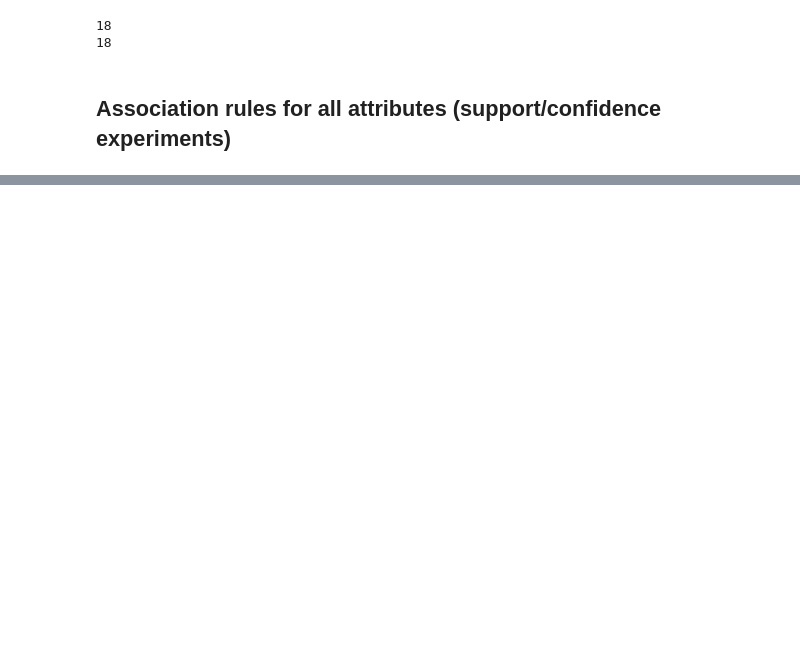
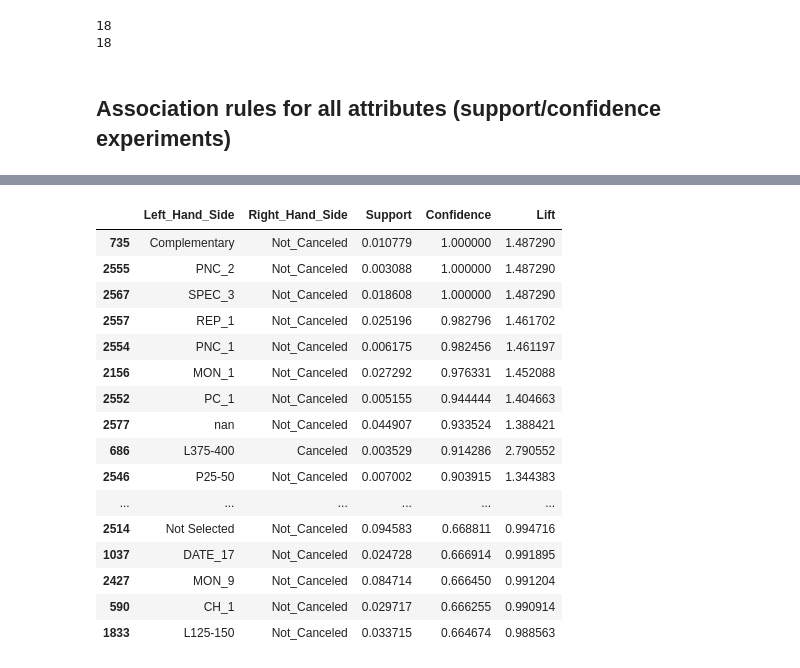
Before and after one commit to Ca3zsar/DM-Tasks, a Jupyter notebook: DM_Task2.ipynb, the cells around one changed output, grey strips where cells are left out. Saved outputs shown, nothing was run; the diff lists cells and outputs as text; code cells hidden in the pictures; blank space fills up the shorter version.

```diff
--- a/DM_Task2.ipynb
+++ b/DM_Task2.ipynb
@@ -72,23 +169,9 @@ for i in range(len(col_abvr)):
 # %%
-from apyori import apriori
-
-print(hotel.shape[0])
-print(hotel.shape[1])
-
-# Intializing the list
-transacts = []
-rows = hotel.shape[0]
-columns = hotel.shape[1]
-for i in range(rows):
-    transacts.append([str(hotel.values[i,j]) for j in range(0, columns)])
-
-print("TRANSCATIONS : ", len(transacts) * len(transacts[0]))
-
-rule = apriori(transactions = transacts, min_support = 0.003, min_confidence = 0.1, min_lift = 2, min_length = 2, max_length = 2)
+rule = apriori(transactions = transacts, min_support = 0.003, min_confidence = 0.1, min_length = 2, max_length = 3)
 output = list(rule) # returns a non-tabular output
 
 def inspect(output):
-    lhs         = [tuple(result[2][0][0])[0] for result in output]
+    lhs         = [", ".join(tuple(result[2][0][0])) for result in output]
     rhs         = [tuple(result[2][0][1])[0] for result in output]
     support    = [result[1] for result in output]
     confidence = [result[2][0][2] for result in output]
@@ -130,0 +197,5 @@ output_DataFrame.nlargest(n = 10, columns = 'Support')
+# %%
+output_DataFrame = pd.DataFrame(inspect(output), columns = ['Left_Hand_Side', 'Right_Hand_Side', 'Support', 'Confidence', 'Lift'])
+output_DataFrame
+
+# output_DataFrame.nlargest(n = 50, columns = 'Confidence')
@@ -130,0 +216,22 @@ output_DataFrame.nlargest(n = 10, columns = 'Support')
+# %%
+#select the rules with canceled and not_canceled as right hand side
+output_DataFrame_2 = output_DataFrame[output_DataFrame['Right_Hand_Side'].str.contains("Canceled") | output_DataFrame['Right_Hand_Side'].str.contains("Not_Canceled")]
+output_DataFrame_2.nlargest(n = 50, columns = 'Confidence')
+# %% [output]
+|  | Left_Hand_Side | Right_Hand_Side | Support | Confidence | Lift |
+| 735 | Complementary | Not_Canceled | 0.010779 | 1.000000 | 1.487290 |
+| 2555 | PNC_2 | Not_Canceled | 0.003088 | 1.000000 | 1.487290 |
+| 2567 | SPEC_3 | Not_Canceled | 0.018608 | 1.000000 | 1.487290 |
+| 2557 | REP_1 | Not_Canceled | 0.025196 | 0.982796 | 1.461702 |
+| 2554 | PNC_1 | Not_Canceled | 0.006175 | 0.982456 | 1.461197 |
+| 2156 | MON_1 | Not_Canceled | 0.027292 | 0.976331 | 1.452088 |
+| 2552 | PC_1 | Not_Canceled | 0.005155 | 0.944444 | 1.404663 |
+| 2577 | nan | Not_Canceled | 0.044907 | 0.933524 | 1.388421 |
+| 686 | L375-400 | Canceled | 0.003529 | 0.914286 | 2.790552 |
+| 2546 | P25-50 | Not_Canceled | 0.007002 | 0.903915 | 1.344383 |
+| ... | ... | ... | ... | ... | ... |
+| 2514 | Not Selected | Not_Canceled | 0.094583 | 0.668811 | 0.994716 |
+| 1037 | DATE_17 | Not_Canceled | 0.024728 | 0.666914 | 0.991895 |
+| 2427 | MON_9 | Not_Canceled | 0.084714 | 0.666450 | 0.991204 |
+| 590 | CH_1 | Not_Canceled | 0.029717 | 0.666255 | 0.990914 |
+| 1833 | L125-150 | Not_Canceled | 0.033715 | 0.664674 | 0.988563 |
```
Also changed, not shown: parts of 14 cells of this notebook.
